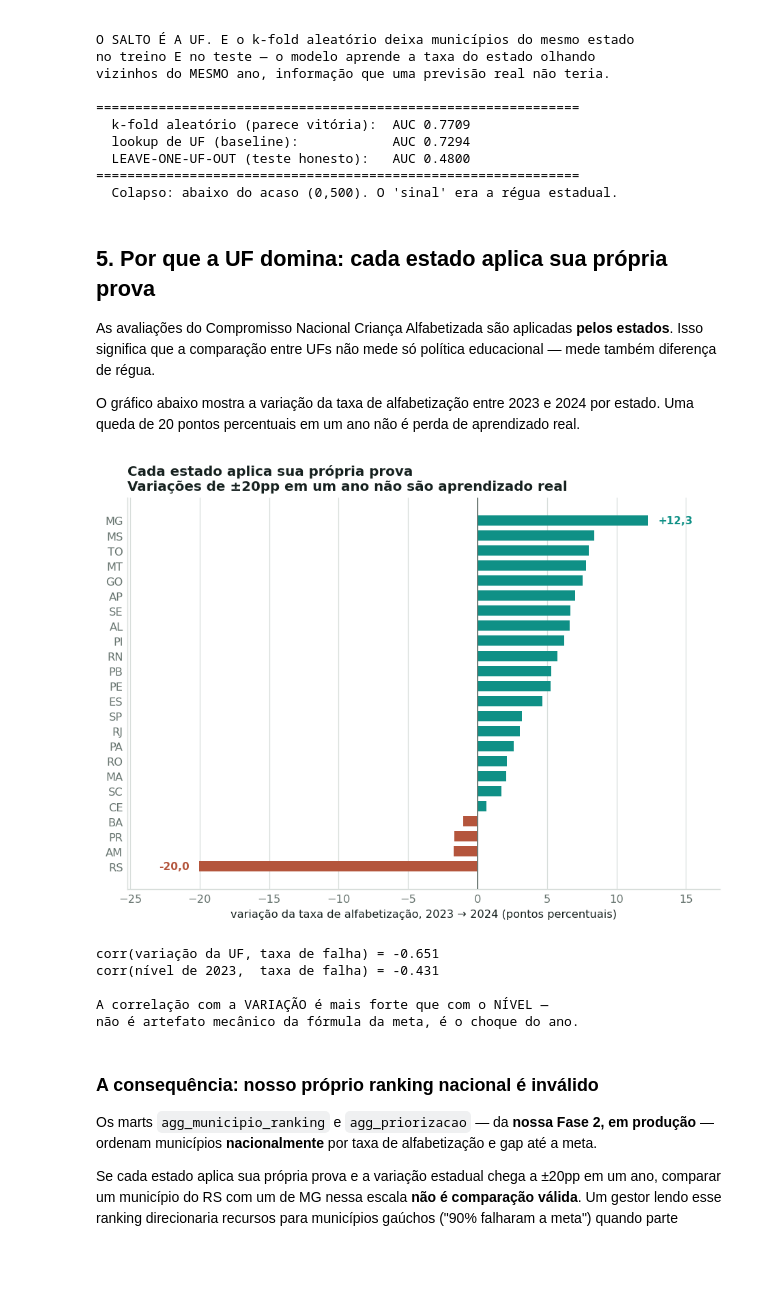
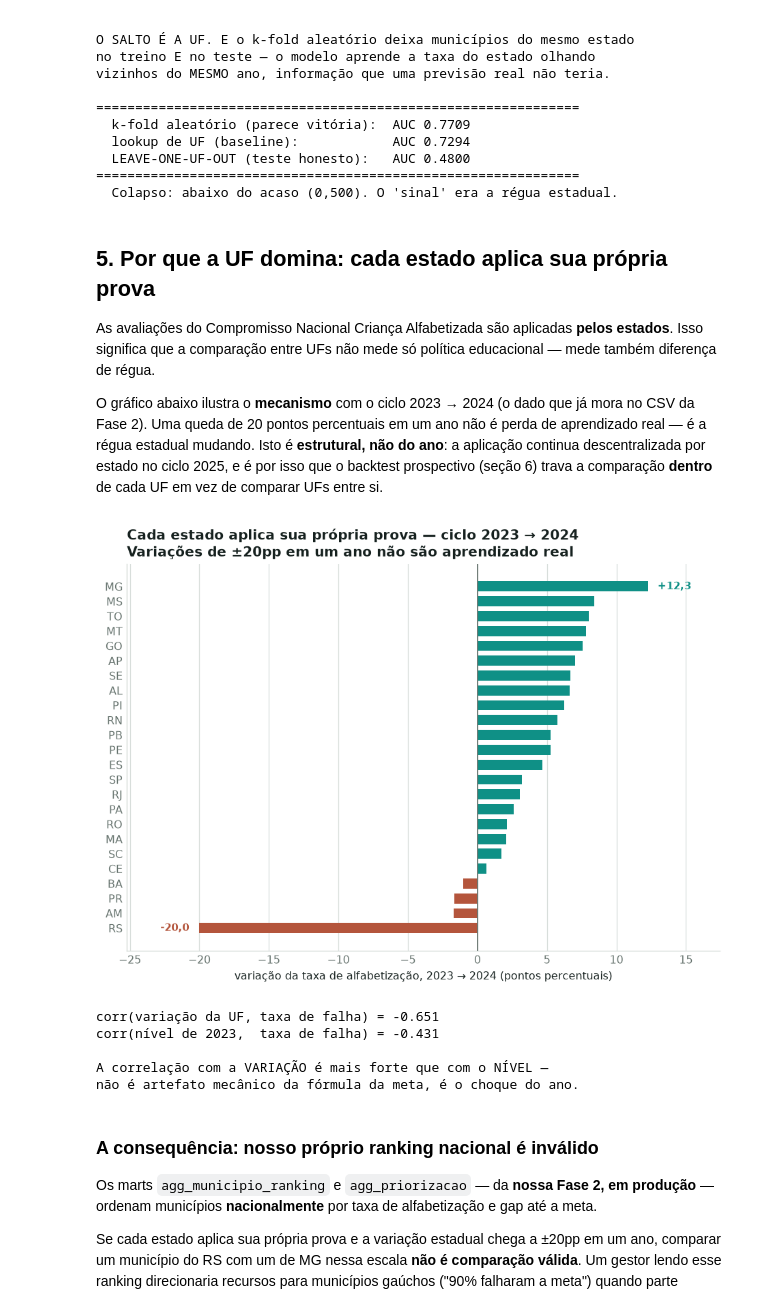
Before and after one commit to luizmaibashi/painel-alfabetizacao-cgu, a Jupyter notebook: notebooks/01_analise_completa.ipynb, the cells around one changed output. Saved outputs shown, nothing was run; the diff lists cells and outputs as text; code cells hidden in the pictures; blank space fills up the shorter version.

```diff
--- a/notebooks/01_analise_completa.ipynb
+++ b/notebooks/01_analise_completa.ipynb
@@ -233,9 +245,12 @@ As avaliações do Compromisso Nacional Criança Alfabetizada são aplicadas
 **pelos estados**. Isso significa que a comparação entre UFs não mede só
 política educacional — mede também diferença de régua.
 
-O gráfico abaixo mostra a variação da taxa de alfabetização entre 2023 e 2024
-por estado. Uma queda de 20 pontos percentuais em um ano não é perda de
-aprendizado real.
+O gráfico abaixo ilustra o **mecanismo** com o ciclo 2023 → 2024 (o dado que
+já mora no CSV da Fase 2). Uma queda de 20 pontos percentuais em um ano não é
+perda de aprendizado real — é a régua estadual mudando. Isto é **estrutural,
+não do ano**: a aplicação continua descentralizada por estado no ciclo 2025, e
+é por isso que o backtest prospectivo (seção 6) trava a comparação **dentro**
+de cada UF em vez de comparar UFs entre si.
 # %%
 metas = pd.read_csv(FASE2 / "dados" / "br_inep_avaliacao_alfabetizacao_meta_alfabetizacao_municipio.csv.gz")
 metas["id_municipio"] = metas["id_municipio"].astype(str).str.zfill(7)
@@ -262,35 +277,35 @@ fig, ax = plt.subplots(figsize=(7.2, 5.4))
 cores = [TERRACOTA if d < 0 else TEAL for d in g.delta]
 ax.barh(g.uf, g.delta, color=cores, height=0.68, zorder=3)
 ax.axvline(0, color=MUTED, lw=1, zorder=4)
 ax.grid(axis="x", color=GRID, lw=0.7, zorder=0)
 ax.set_axisbelow(True)
 ax.set_xlabel("variação da taxa de alfabetização, 2023 → 2024 (pontos percentuais)")
-ax.set_title("Cada estado aplica sua própria prova\n"
+ax.set_title("Cada estado aplica sua própria prova — ciclo 2023 → 2024\n"
              "Variações de ±20pp em um ano não são aprendizado real",
              loc="left", fontweight="bold", color=INK)
 
 # folga nos dois lados para os rótulos diretos caberem sem colidir
 span = g.delta.max() - g.delta.min()
 ax.set_xlim(g.delta.min() - span * 0.16, g.delta.max() + span * 0.16)
 
 # rótulo direto só nos extremos — nunca um número em cada barra
 for uf, d in [(g.iloc[0].uf, g.iloc[0].delta), (g.iloc[-1].uf, g.iloc[-1].delta)]:
     ax.text(d + (-0.7 if d < 0 else 0.7), uf, f"{d:+.1f}".replace(".", ","),
             va="center", ha="right" if d < 0 else "left",
             fontsize=8.5, fontweight="bold", color=TERRACOTA if d < 0 else TEAL)
 
 ax.tick_params(length=0)
 fig.tight_layout()
 fig.savefig(IMAGES / "efeito_regua_estadual.png", bbox_inches="tight", facecolor="white")
 plt.show()
 
 print(f"corr(variação da UF, taxa de falha) = {g.delta.corr(g.falha):+.3f}")
 print(f"corr(nível de 2023,  taxa de falha) = {g.set_index('uf').join(m.groupby('uf_pref').t23.mean().rename(index=UF)).t23.corr(g.set_index('uf').falha):+.3f}")
 print()
 print("A correlação com a VARIAÇÃO é mais forte que com o NÍVEL —")
 print("não é artefato mecânico da fórmula da meta, é o choque do ano.")
 # %% [output]
-[figure, old version]
+[figure, new version]
 corr(variação da UF, taxa de falha) = -0.651
 corr(nível de 2023,  taxa de falha) = -0.431
 
```
Also changed, not shown: parts of 8 cells of this notebook, 3 other files.
